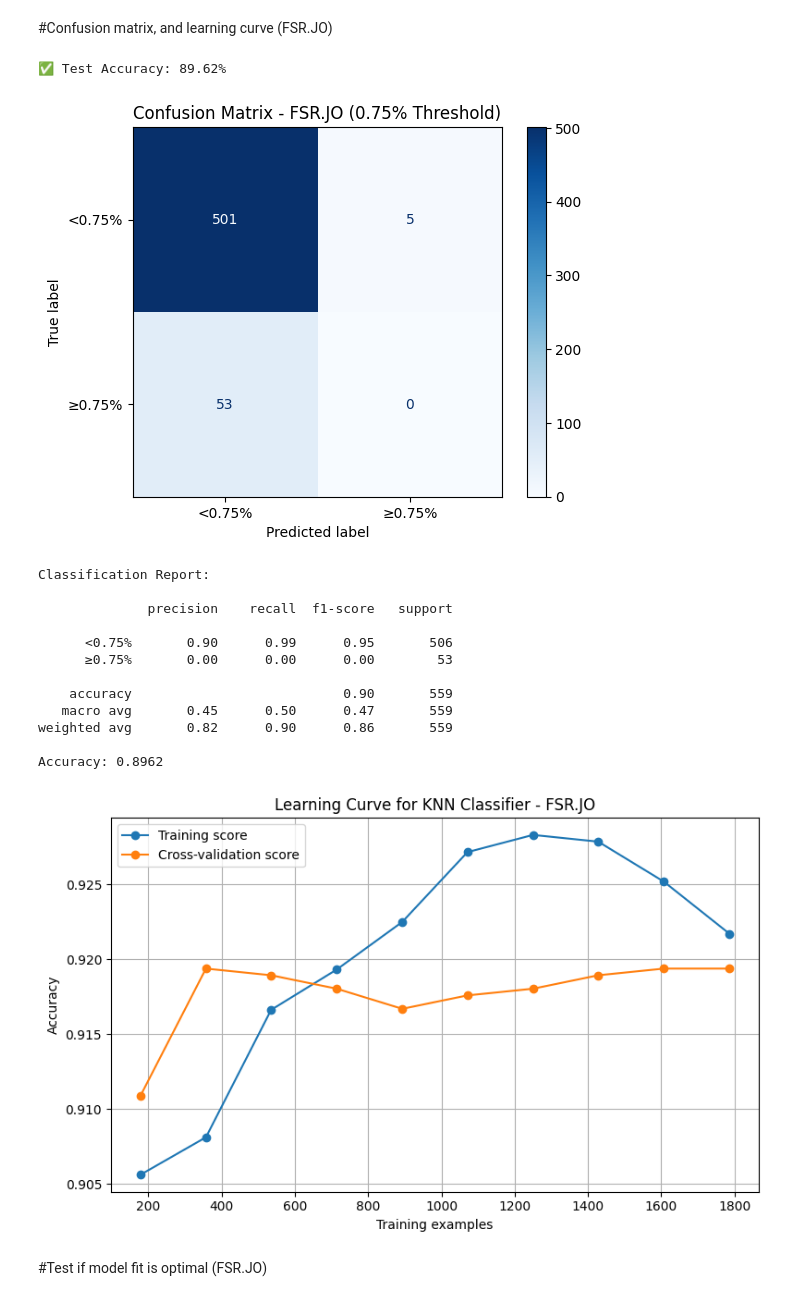
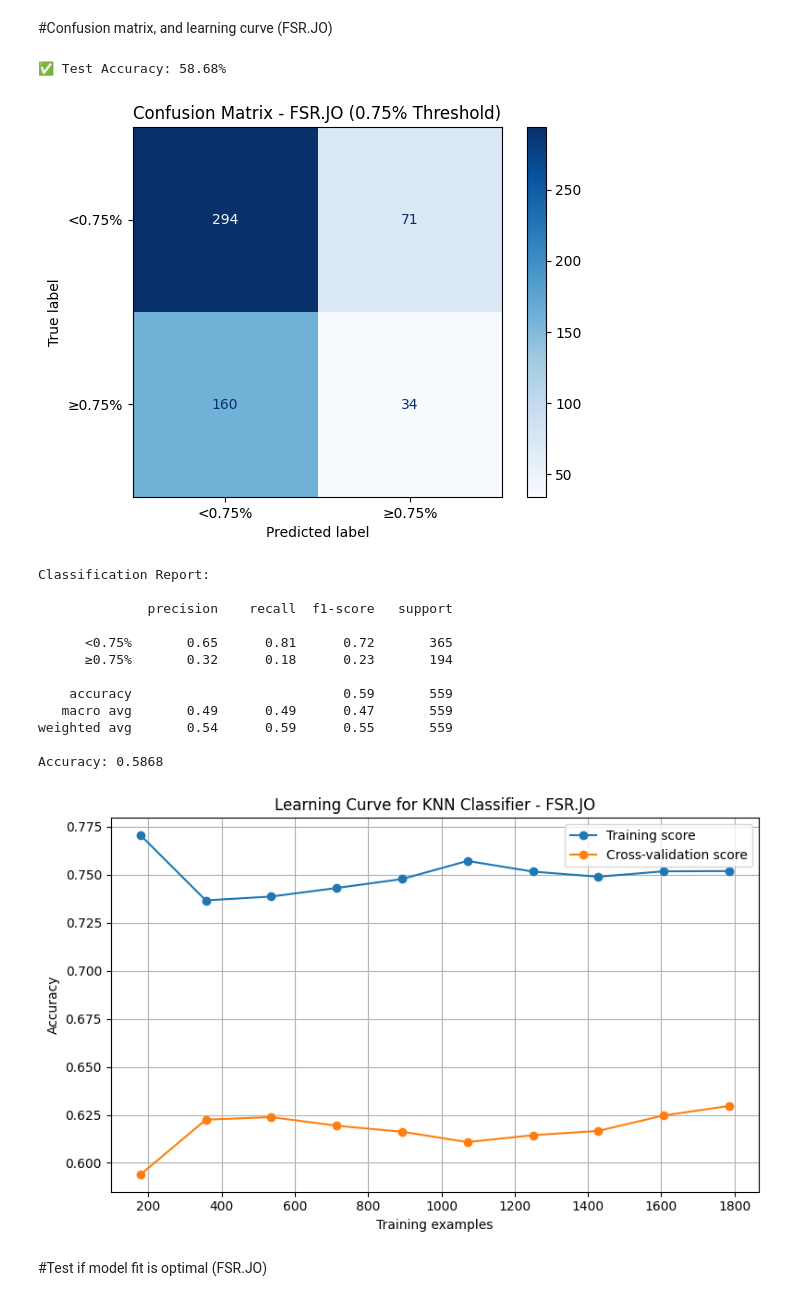
Before and after one commit to Deleon57/EDAR-Data, a Jupyter notebook: KNN.ipynb, the cells around one changed output. Drawn from its saved outputs; the diff is of its cells as text; code cells hidden in the pictures.

```diff
--- a/KNN.ipynb
+++ b/KNN.ipynb
@@ -64,7 +64,7 @@ Close = df['Close']
 fsr = Close['FSR.JO']
 
 returns = fsr.pct_change()
-y = (returns >= 0.025).astype(int)
+y = (returns >= 0.0075).astype(int)
 
 X = pd.DataFrame()
 X['lag_1'] = fsr.shift(1)
@@ -102,48 +102,48 @@ disp = ConfusionMatrixDisplay(confusion_matrix=cm, display_labels=["<0.75%", "
 disp.plot(cmap='Blues')
 plt.title("Confusion Matrix - FSR.JO (0.75% Threshold)")
 plt.show()
 
 print("Classification Report:\n")
 print(classification_report(y_test, y_pred, target_names=["<0.75%", "≥0.75%"]))
 
 accuracy = accuracy_score(y_test, y_pred)
 print(f"Accuracy: {accuracy:.4f}")
 
 
 train_sizes, train_scores, test_scores = learning_curve(
     knn, X_train_scaled, y_train, cv=5, scoring='accuracy',
     train_sizes=np.linspace(0.1, 1.0, 10), random_state=42
 )
 
 train_scores_mean = np.mean(train_scores, axis=1)
 test_scores_mean = np.mean(test_scores, axis=1)
 
 plt.figure(figsize=(8, 5))
 plt.plot(train_sizes, train_scores_mean, 'o-', label='Training score')
 plt.plot(train_sizes, test_scores_mean, 'o-', label='Cross-validation score')
 plt.xlabel('Training examples')
 plt.ylabel('Accuracy')
 plt.title('Learning Curve for KNN Classifier - FSR.JO')
 plt.legend(loc='best')
 plt.grid(True)
 plt.tight_layout()
 plt.show()
 # %% [output]
-✅ Test Accuracy: 89.62%
+✅ Test Accuracy: 58.68%
-[figure, old version]
+[figure, new version]
 Classification Report:
 
               precision    recall  f1-score   support
 
-      <0.75%       0.90      0.99      0.95       506
-      ≥0.75%       0.00      0.00      0.00        53
+      <0.75%       0.65      0.81      0.72       365
+      ≥0.75%       0.32      0.18      0.23       194
 
-    accuracy                           0.90       559
-   macro avg       0.45      0.50      0.47       559
-weighted avg       0.82      0.90      0.86       559
+    accuracy                           0.59       559
+   macro avg       0.49      0.49      0.47       559
+weighted avg       0.54      0.59      0.55       559
 
-Accuracy: 0.8962
+Accuracy: 0.5868
-[figure, old version]
+[figure, new version]
 # %% [markdown]
 #Test if model fit is optimal (FSR.JO)
 # %%
```
Also changed, not shown: parts of 2 cells of this notebook.
